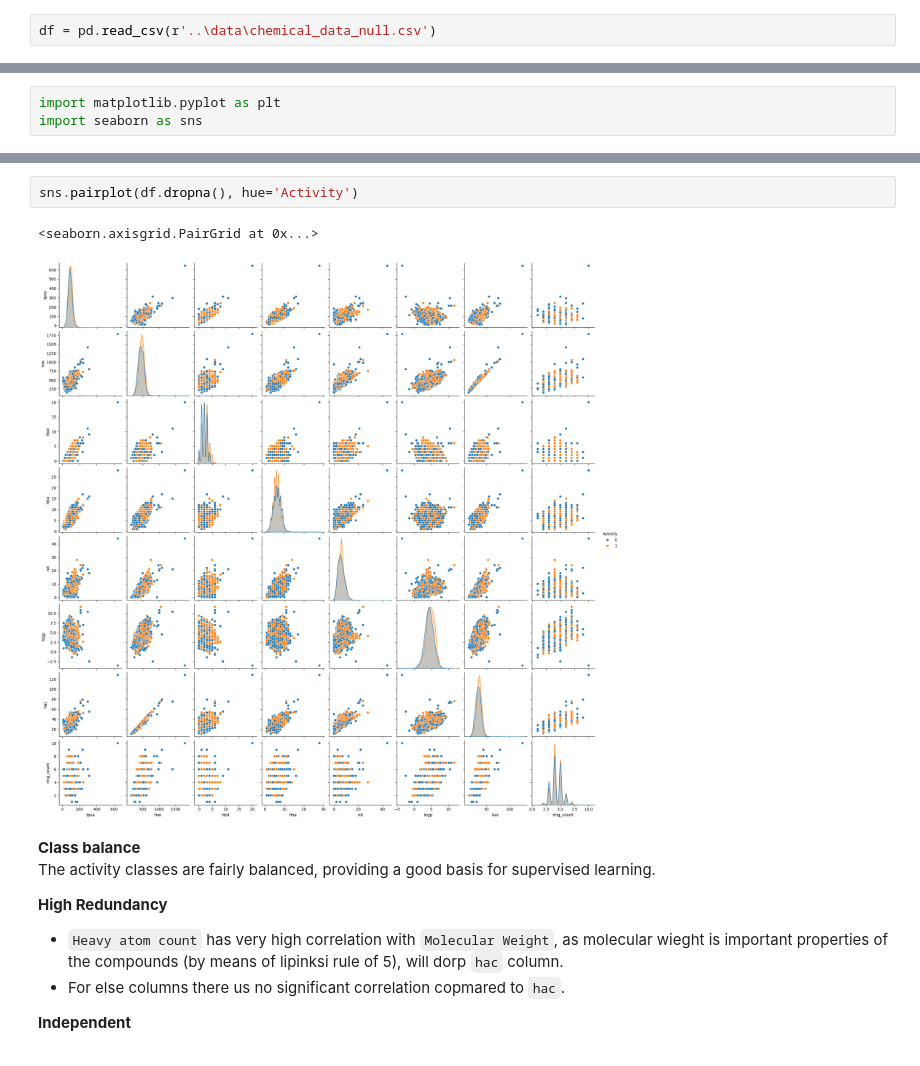
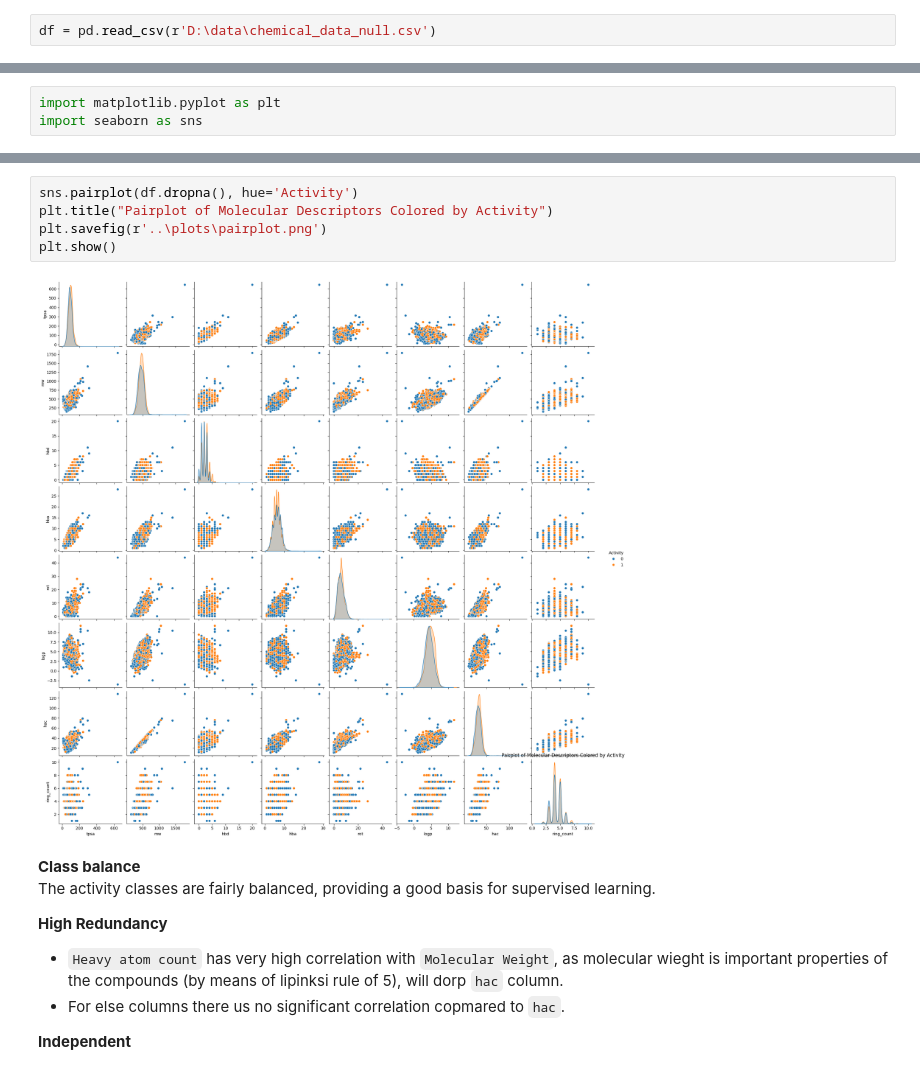
Before and after one commit to Yash-Dhanawate/round2, a Jupyter notebook: notebook/main.ipynb, the cells around one changed output, grey strips where cells are left out. Drawn from its saved outputs; the diff is of its cells as text.

```diff
--- a/notebook/main.ipynb
+++ b/notebook/main.ipynb
@@ -88,7 +88,7 @@ SELECT
 # %%
 # df.to_csv(r'..\data\chemical_data_null.csv', index=False)
 # %%
-df = pd.read_csv(r'..\data\chemical_data_null.csv')
+df = pd.read_csv(r'D:\data\chemical_data_null.csv')
 # %%
 df.head(3)
 # %% [output]
@@ -532,9 +545,11 @@ plt.show()
 [figure]
 # %%
 sns.pairplot(df.dropna(), hue='Activity')
+plt.title("Pairplot of Molecular Descriptors Colored by Activity")
+plt.savefig(r'..\plots\pairplot.png')
+plt.show()
 # %% [output]
-<seaborn.axisgrid.PairGrid at 0x...>
-[figure, old version]
+[figure, new version]
 # %% [markdown]
 **Class balance**
 The activity classes are fairly balanced, providing a good basis for supervised learning.
```
Also changed, not shown: parts of 19 cells of this notebook, 13 other files.
